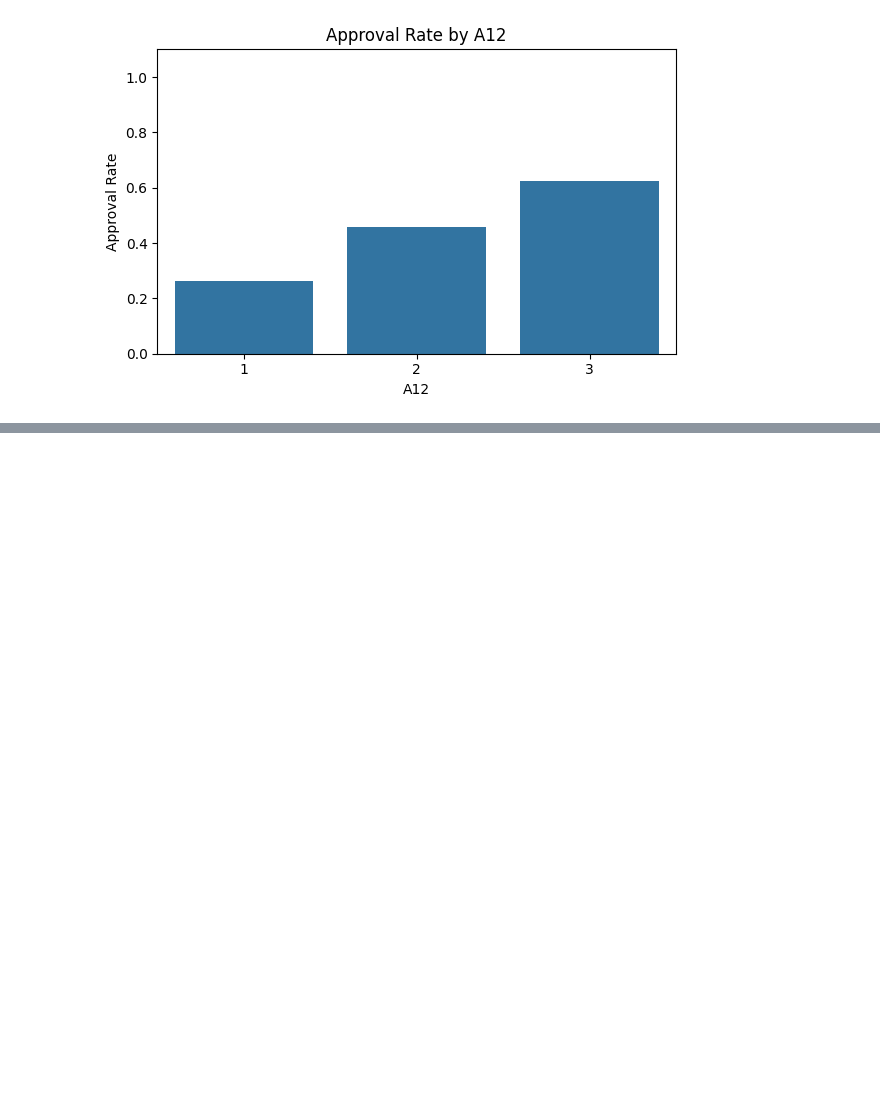
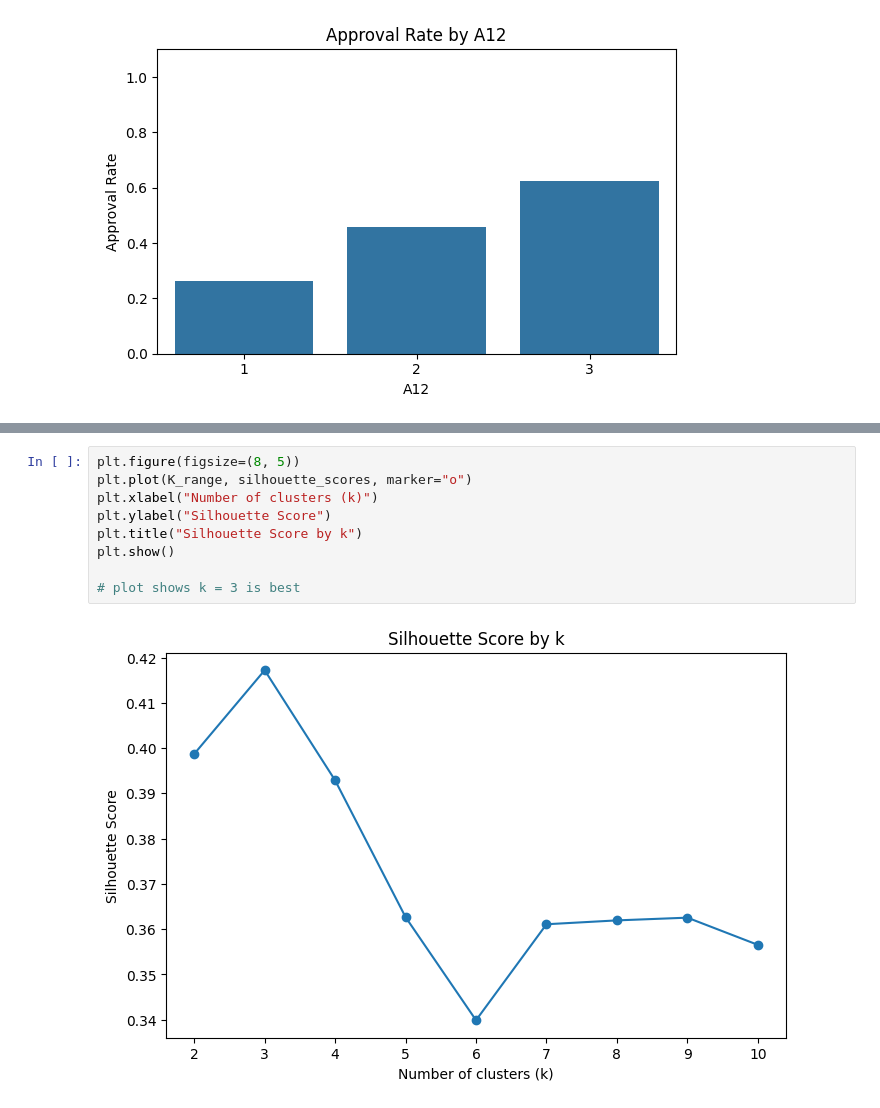
Before and after one commit to KikiHanAKKH/datathon2026, a Jupyter notebook: code.ipynb, the cells around one changed output, grey strips where cells are left out. Drawn from its saved outputs; the diff is of its cells as text; blank space fills up the shorter version.

```diff
--- a/code.ipynb
+++ b/code.ipynb
@@ -267,0 +342,11 @@ NameError: name 'pd' is not defined
+# %%
+plt.figure(figsize=(8, 5))
+plt.plot(K_range, silhouette_scores, marker="o")
+plt.xlabel("Number of clusters (k)")
+plt.ylabel("Silhouette Score")
+plt.title("Silhouette Score by k")
+plt.show()
+
+# plot shows k = 3 is best
+# %% [output]
+[figure, added]
```
Also changed, not shown: parts of 39 cells of this notebook, 9 other files.
